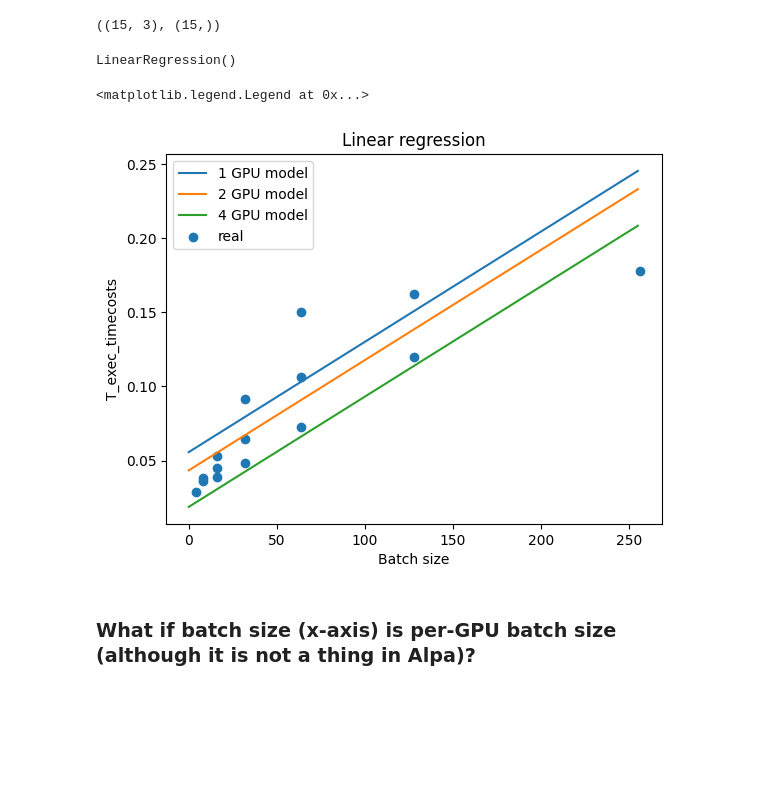
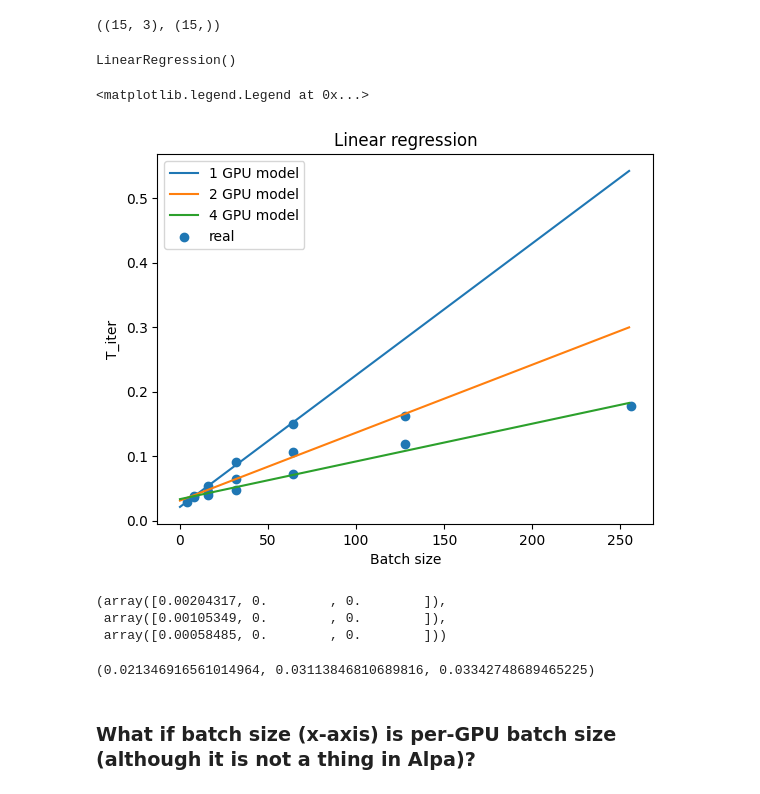
Before and after one commit to Erland366/alpa, a Jupyter notebook: examples/ViT/experiments_with_pickle_objects/numGPUs_regression.ipynb, the cells around one changed output. Saved outputs shown, nothing was run; the diff lists cells and outputs as text; code cells hidden in the pictures; blank space fills up the shorter version.

Commit message:
Regression Experiments: separate regression for each config

```diff
--- a/examples/ViT/experiments_with_pickle_objects/numGPUs_regression.ipynb
+++ b/examples/ViT/experiments_with_pickle_objects/numGPUs_regression.ipynb
@@ -110,27 +110,51 @@ node1 = np.full(all_bs.shape, 1)
 all_bs_configs_1gpu = np.hstack([all_bs, gpu1, node1])
 all_bs_configs_2gpu = np.hstack([all_bs, gpu2, node1])
 all_bs_configs_4gpu = np.hstack([all_bs, gpu4, node1])
-# %%
-from sklearn.linear_model import LinearRegression
-
-regressor = LinearRegression()
-regressor.fit(X, y)
-# %% [output]
-LinearRegression()
+# %%
+from sklearn.linear_model import LinearRegression
+from sklearn.tree import DecisionTreeRegressor
+from sklearn.ensemble import GradientBoostingRegressor
+from sklearn import svm
+from sklearn.neural_network import MLPRegressor
+from sklearn.linear_model import SGDRegressor
+
+regressor = LinearRegression()
+regressor.fit(X, y)
+
+regressor_1gpu = LinearRegression()
+regressor_1gpu.fit(X_1gpu, y_1gpu)
+
+regressor_2gpu = LinearRegression()
+regressor_2gpu.fit(X_2gpu, y_2gpu)
+
+regressor_4gpu = LinearRegression()
+regressor_4gpu.fit(X_4gpu, y_4gpu)
+# %% [output]
+LinearRegression()
 # %%
 import matplotlib.pyplot as plt
 
-plt.plot(all_bs, regressor.predict(all_bs_configs_1gpu), label="1 GPU model")
-plt.plot(all_bs, regressor.predict(all_bs_configs_2gpu), label="2 GPU model")
-plt.plot(all_bs, regressor.predict(all_bs_configs_4gpu), label="4 GPU model")
+plt.plot(all_bs, regressor_1gpu.predict(all_bs_configs_1gpu), label="1 GPU model")
+plt.plot(all_bs, regressor_2gpu.predict(all_bs_configs_2gpu), label="2 GPU model")
+plt.plot(all_bs, regressor_4gpu.predict(all_bs_configs_4gpu), label="4 GPU model")
 plt.scatter(X[:, 0], y, label="real")
 plt.xlabel('Batch size')
 plt.ylabel('T_iter')
 plt.title('Linear regression')
 plt.legend()
 # %% [output]
 <matplotlib.legend.Legend at 0x...>
-[figure, old version]
+[figure, new version]
+# %%
+regressor_1gpu.coef_, regressor_2gpu.coef_, regressor_4gpu.coef_
+# %% [output]
+(array([0.00204317, 0.        , 0.        ]),
+ array([0.00105349, 0.        , 0.        ]),
+ array([0.00058485, 0.        , 0.        ]))
+# %%
+regressor_1gpu.intercept_, regressor_2gpu.intercept_, regressor_4gpu.intercept_
+# %% [output]
+(0.021346916561014964, 0.03113846810689816, 0.03342748689465225)
 # %% [markdown]
 ### What if batch size (x-axis) is per-GPU batch size (although it is not a thing in Alpa)?
 # %%
```
Also changed, not shown: parts of 3 cells of this notebook.
